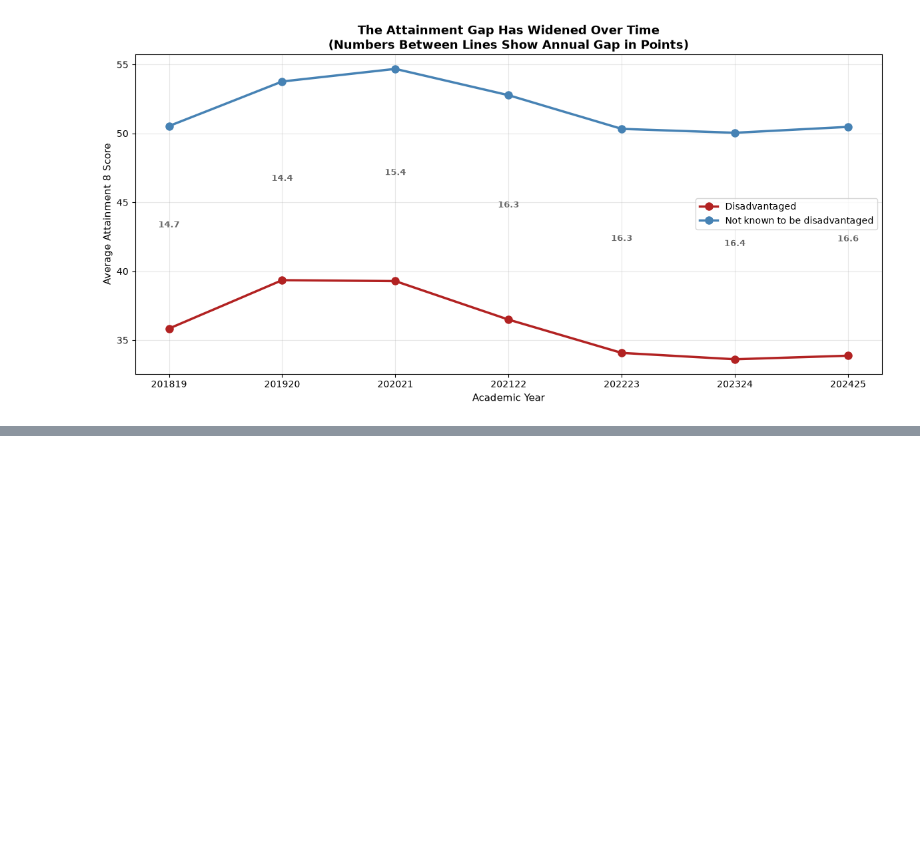
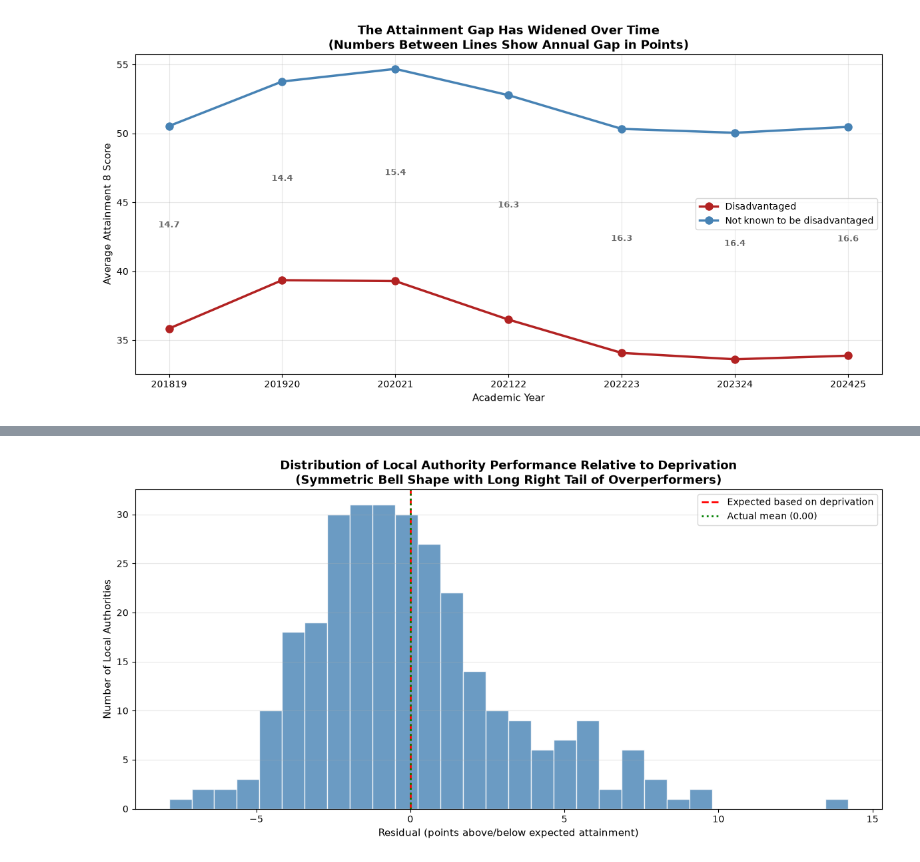
Before and after one commit to gaatma/education-deprivation-analysis, a Jupyter notebook: notebooks/01_analysis.ipynb, the cells around one changed output, grey strips where cells are left out. Drawn from its saved outputs; the diff is of its cells as text; code cells hidden in the pictures; blank space fills up the shorter version.

```diff
--- a/notebooks/01_analysis.ipynb
+++ b/notebooks/01_analysis.ipynb
@@ -1135,0 +1244,33 @@ plt.show()
+# %%
+# Chart 6 — Histogram: Distribution of over/underperformance (residuals)
+# Shows the SHAPE of overperformance across all 300+ local authorities
+
+fig, ax = plt.subplots(figsize=(12, 6))
+
+ax.hist(model_data['residual'],
+        bins=30,
+        color='steelblue',
+        edgecolor='white',
+        alpha=0.8)
+
+# Add zero line
+ax.axvline(0, color='red', linestyle='--', linewidth=2,
+           label='Expected based on deprivation')
+
+# Add mean line
+mean_residual = model_data['residual'].mean()
+ax.axvline(mean_residual, color='green', linestyle=':', linewidth=2,
+           label=f'Actual mean ({mean_residual:.2f})')
+
+ax.set_xlabel('Residual (points above/below expected attainment)', fontsize=11)
+ax.set_ylabel('Number of Local Authorities', fontsize=11)
+ax.set_title('Distribution of Local Authority Performance Relative to Deprivation\n(Symmetric Bell Shape with Long Right Tail of Overperformers)',
+             fontsize=13, fontweight='bold')
+ax.legend(loc='upper right')
+ax.grid(True, axis='y', alpha=0.3)
+
+plt.tight_layout()
+plt.savefig('../outputs/chart6_histogram.png', dpi=150, bbox_inches='tight')
+plt.show()
+# %% [output]
+[figure, added]
```
Also changed, not shown: parts of 3 cells of this notebook, 4 other files.
